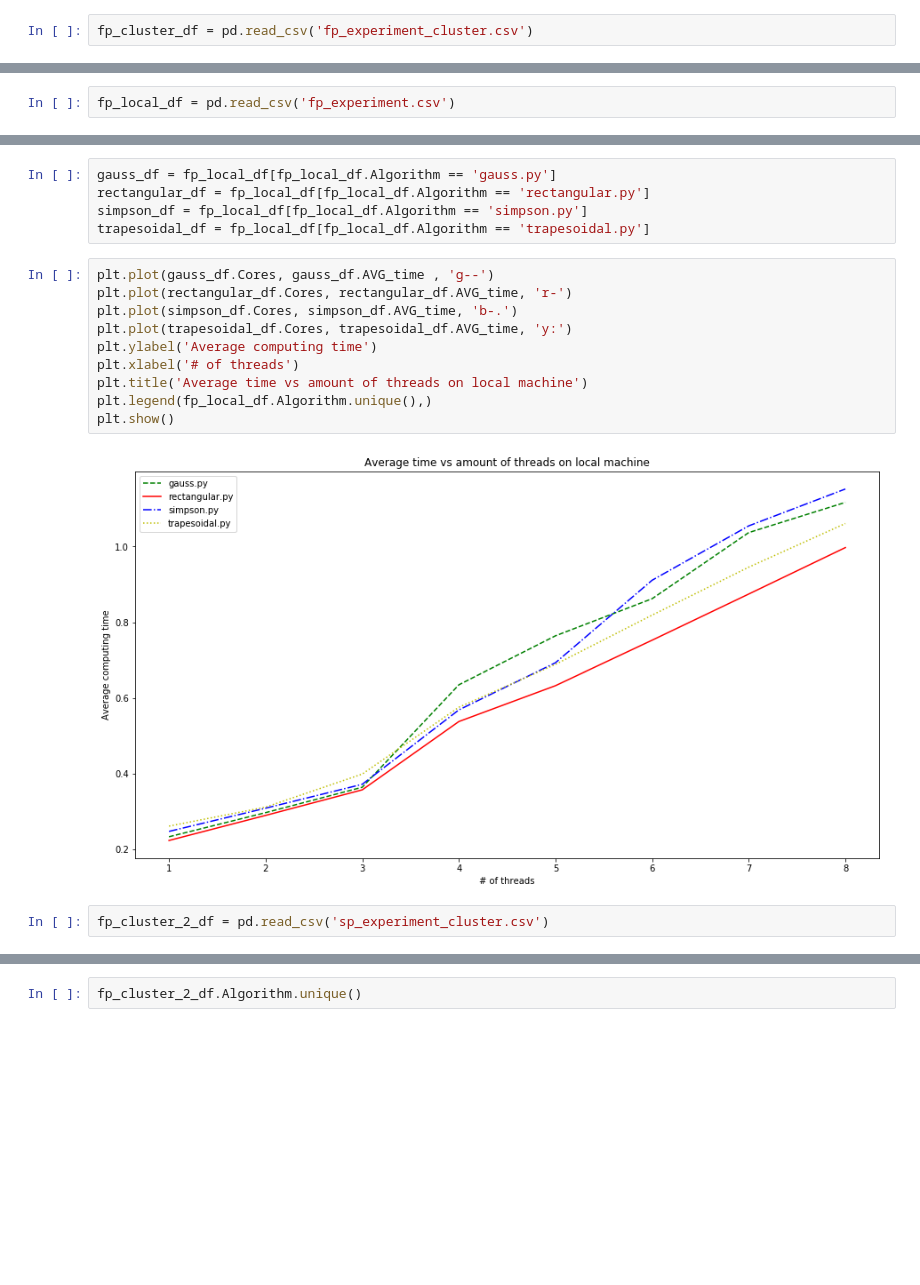
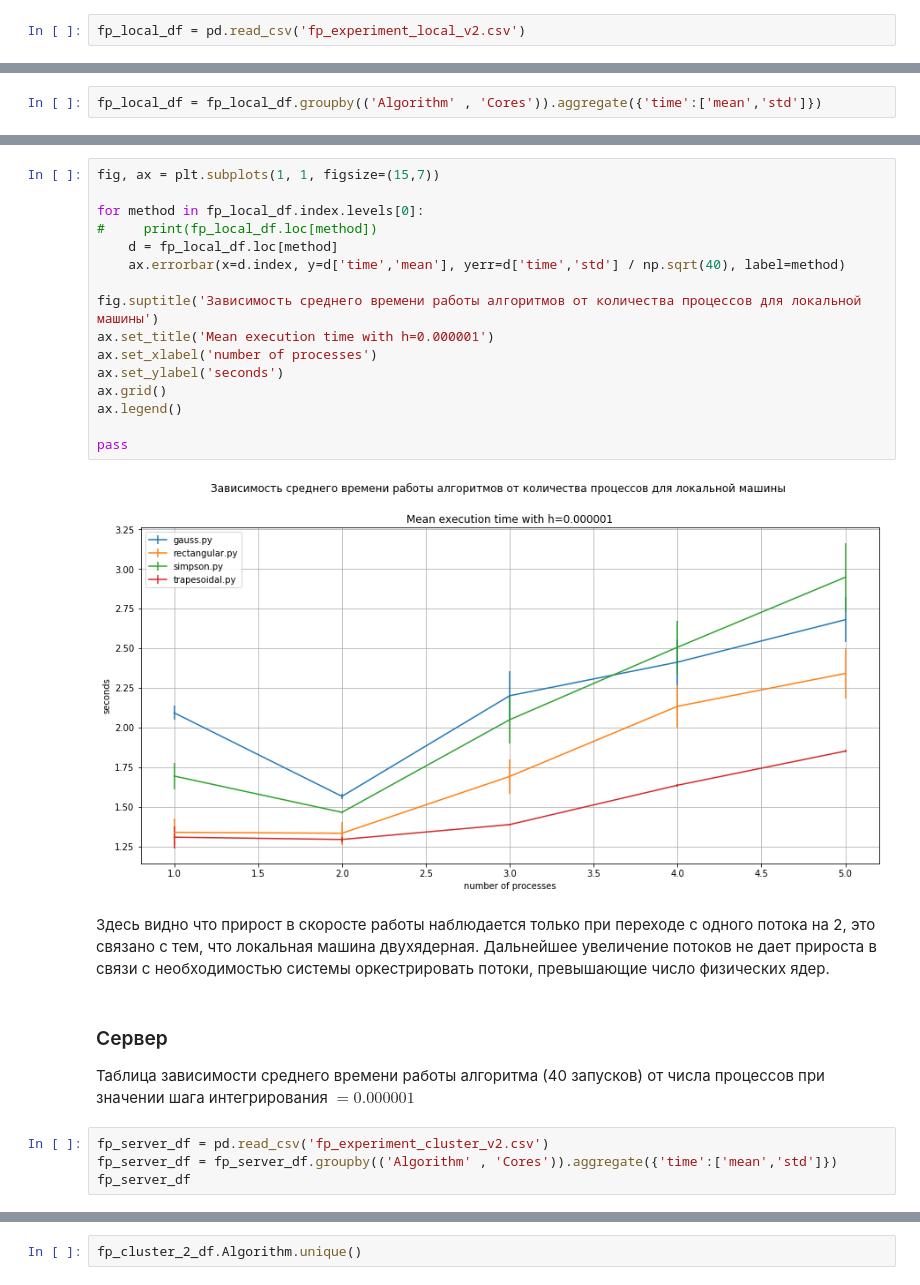
Before and after one commit to Venopacman/mpi_lab, a Jupyter notebook: Отчет о Лабораторной работе. Смирнов Павел.ipynb, the cells around one changed output, grey strips where cells are left out. Cells and saved outputs as stored; diff of their text form; blank space fills up the shorter version.

```diff
--- a/survey.ipynb
+++ b/Отчет о Лабораторной работе. Смирнов Павел.ipynb
@@ -14,2 +56,2 @@ plt.rcParams["figure.figsize"] = [15,8]
 # %%
-fp_cluster_df = pd.read_csv('fp_experiment_cluster.csv')
+fp_local_df = pd.read_csv('fp_experiment_local_v2.csv')
@@ -37,2 +57,0 @@ plt.show()
-# %%
-fp_local_df = pd.read_csv('fp_experiment.csv')
@@ -39 +61,3 @@ fp_local_df = pd.read_csv('fp_experiment.csv')
+# %%
+fp_local_df = fp_local_df.groupby(('Algorithm' , 'Cores')).aggregate({'time':['mean','std']})
 # %%
@@ -43,19 +85,27 @@ array(['gauss.py', 'rectangular.py', 'simpson.py', 'trapesoidal.py'], dtype=obje
-# %%
-gauss_df = fp_local_df[fp_local_df.Algorithm == 'gauss.py']
-rectangular_df = fp_local_df[fp_local_df.Algorithm == 'rectangular.py']
-simpson_df = fp_local_df[fp_local_df.Algorithm == 'simpson.py']
-trapesoidal_df = fp_local_df[fp_local_df.Algorithm == 'trapesoidal.py']
-# %%
-plt.plot(gauss_df.Cores, gauss_df.AVG_time , 'g--')
-plt.plot(rectangular_df.Cores, rectangular_df.AVG_time, 'r-')
-plt.plot(simpson_df.Cores, simpson_df.AVG_time, 'b-.')
-plt.plot(trapesoidal_df.Cores, trapesoidal_df.AVG_time, 'y:')
-plt.ylabel('Average computing time')
-plt.xlabel('# of threads')
-plt.title('Average time vs amount of threads on local machine')
-plt.legend(fp_local_df.Algorithm.unique(),)
-plt.show()
-# %% [output]
-[figure, removed]
-# %%
-fp_cluster_2_df = pd.read_csv('sp_experiment_cluster.csv')
+# %%
+fig, ax = plt.subplots(1, 1, figsize=(15,7))
+
+for method in fp_local_df.index.levels[0]:
+#     print(fp_local_df.loc[method])
+    d = fp_local_df.loc[method]
+    ax.errorbar(x=d.index, y=d['time','mean'], yerr=d['time','std'] / np.sqrt(40), label=method)
+
+fig.suptitle('Зависимость среднего времени работы алгоритмов от количества процессов для локальной машины')
+ax.set_title('Mean execution time with h=0.000001')
+ax.set_xlabel('number of processes')
+ax.set_ylabel('seconds')
+ax.grid()
+ax.legend()
+
+pass
+# %% [output]
+[figure, added]
+# %% [markdown]
+Здесь видно что прирост в скоросте работы наблюдается только при переходе с одного потока на 2, это связано с тем, что локальная машина двухядерная. Дальнейшее увеличение потоков не дает прироста в связи с необходимостью системы оркестрировать потоки, превышающие число физических ядер.
+# %% [markdown]
+### Сервер
+Таблица зависимости среднего времени работы алгоритма (40 запусков) от числа процессов при значении шага интегрирования $=0.000001$
+# %%
+fp_server_df = pd.read_csv('fp_experiment_cluster_v2.csv')
+fp_server_df = fp_server_df.groupby(('Algorithm' , 'Cores')).aggregate({'time':['mean','std']})
+fp_server_df
```
Also changed, not shown: parts of 15 cells of this notebook.
